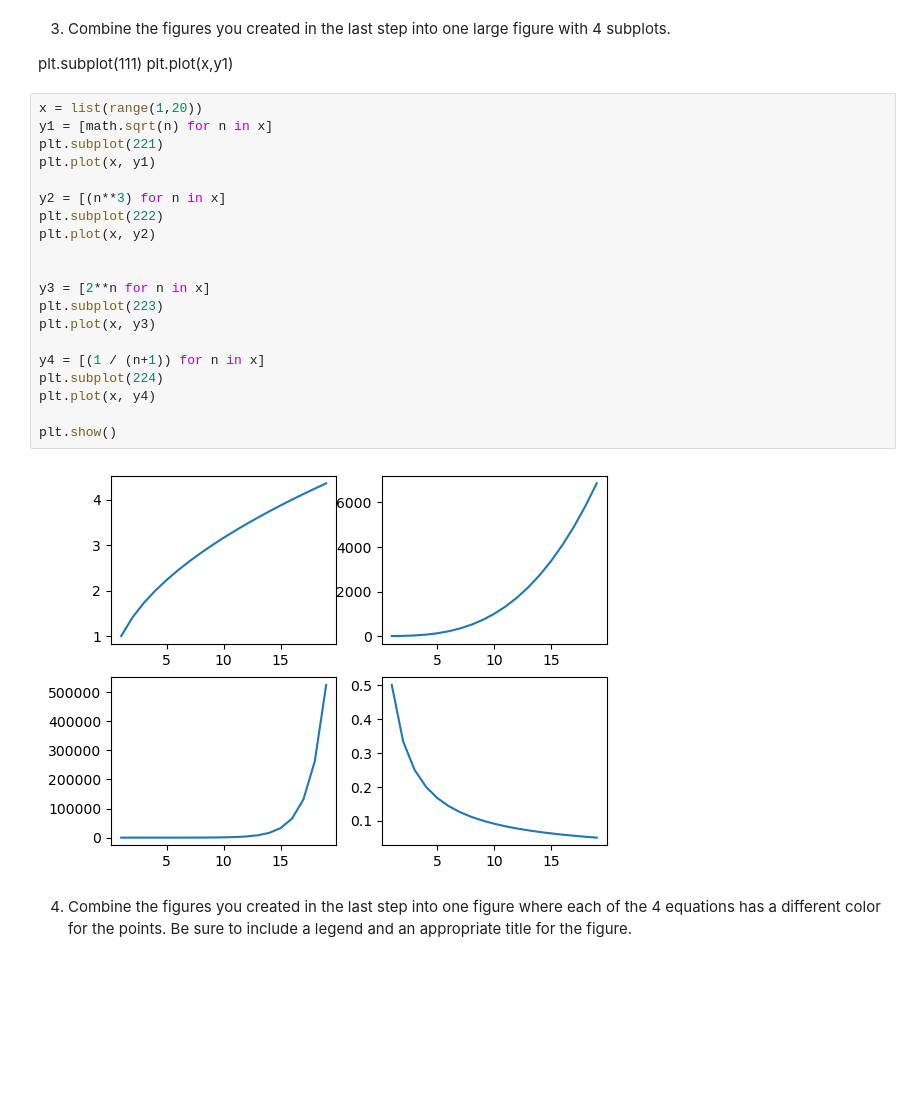
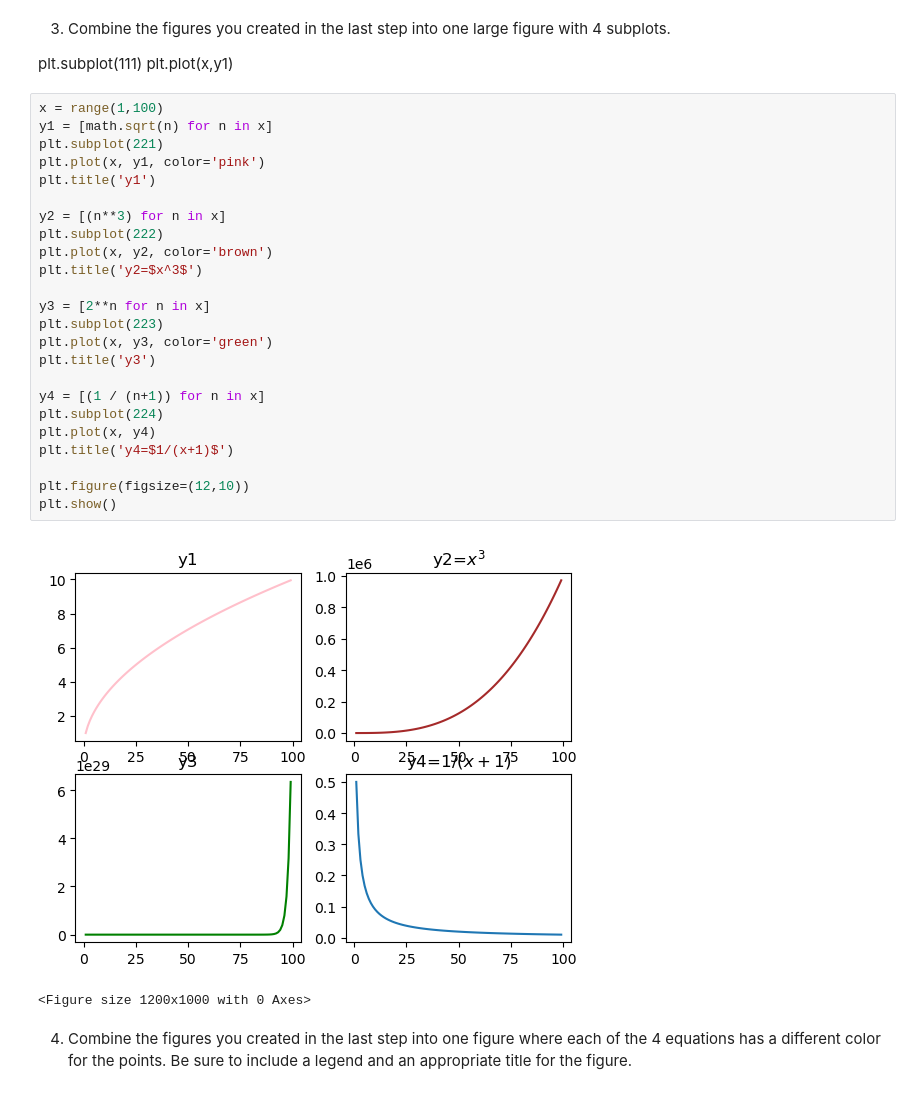
Before and after one commit to Joshua-Click/dumpy-pandas-visualization-exercises, a Jupyter notebook: matplotlib_exercises.ipynb, the cells around one changed output. Cells and saved outputs as stored; diff of their text form; blank space fills up the shorter version.

```diff
--- a/matplotlib_exercises.ipynb
+++ b/matplotlib_exercises.ipynb
@@ -65,27 +70,32 @@ You can use functions from the math module to help implement some of the equatio
 plt.subplot(111)
 plt.plot(x,y1)
 # %%
-x = list(range(1,20))
+x = range(1,100)
 y1 = [math.sqrt(n) for n in x]
 plt.subplot(221)
-plt.plot(x, y1)
+plt.plot(x, y1, color='pink')
+plt.title('y1')
 
 y2 = [(n**3) for n in x]
 plt.subplot(222)
-plt.plot(x, y2)
-
+plt.plot(x, y2, color='brown')
+plt.title('y2=$x^3$')
 
 y3 = [2**n for n in x]
 plt.subplot(223)
-plt.plot(x, y3)
+plt.plot(x, y3, color='green')
+plt.title('y3')
 
 y4 = [(1 / (n+1)) for n in x]
 plt.subplot(224)
 plt.plot(x, y4)
+plt.title('y4=$1/(x+1)$')
 
+plt.figure(figsize=(12,10))
 plt.show()
 # %% [output]
-[figure, old version]
+[figure, new version]
+<Figure size 1200x1000 with 0 Axes>
 # %% [markdown]
 4. Combine the figures you created in the last step into one figure where each of the 4 equations has a different color for the points. Be sure to include a legend and an appropriate title for the figure.
 # %%
```
Also changed, not shown: parts of 7 cells of this notebook.
